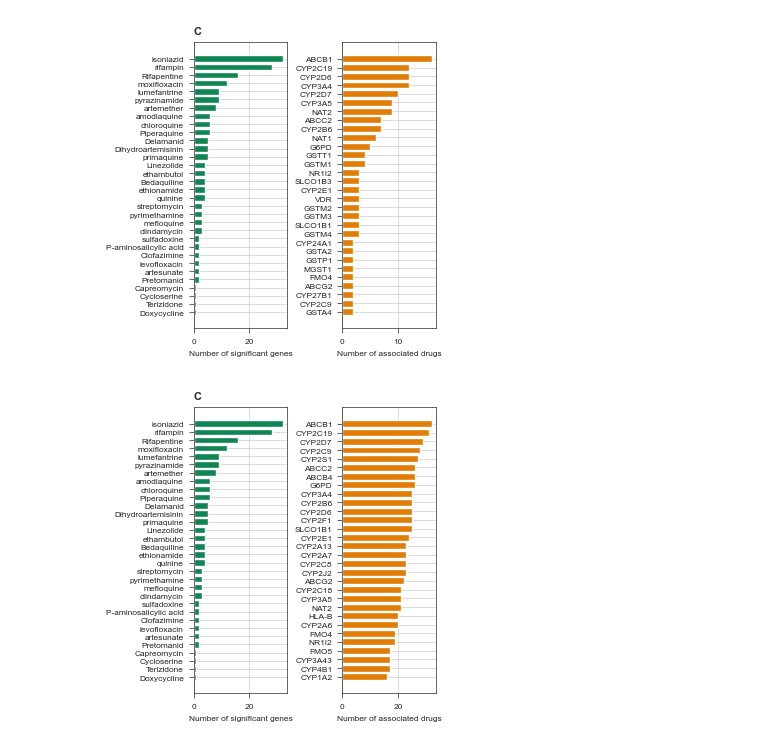
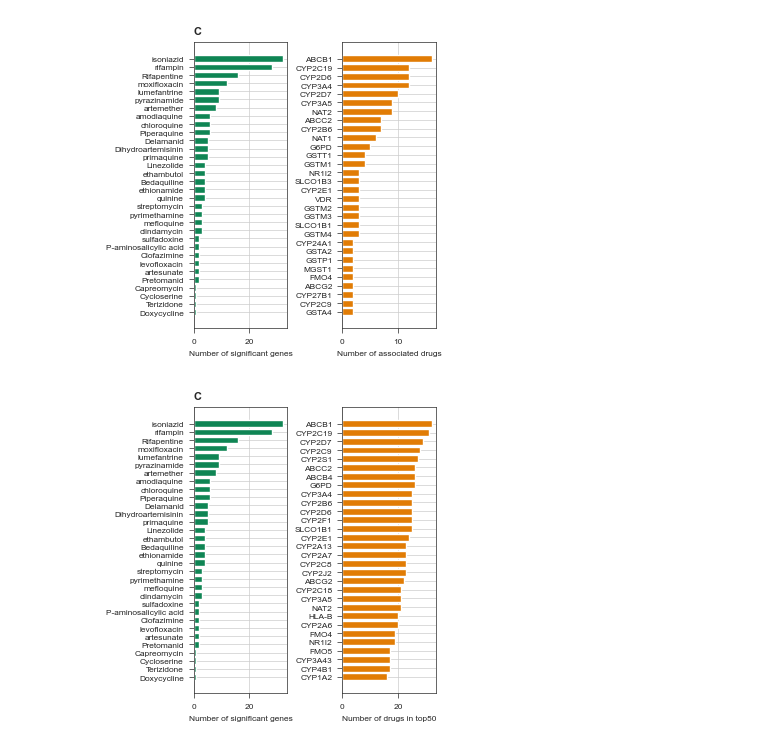
Before and after one commit to ersilia-os/pharmacogx-embeddings, a Jupyter notebook: paper/figure2.ipynb, the cells around one changed output. Saved outputs shown, nothing was run; the diff lists cells and outputs as text; code cells hidden in the pictures.

Commit message:
figure2

```diff
--- a/paper/figure2.ipynb
+++ b/paper/figure2.ipynb
@@ -47,13 +47,13 @@ plt.tight_layout()
 # %%
 t50 = pd.read_csv(os.path.join(RESULTSPATH, "results_pairs","chemical_gene_pairs_prediction_output_focus_with_variant_aggregates_top50_filter.csv"))
 t50_chemicals = t50["gene"].value_counts().reset_index().sort_values(by="count")
 fig, axs = st.create_figure(1,2, width=ONE_COLUMN_WIDTH, height=ONE_COLUMN_WIDTH)
 ax = axs.next()
 ax.barh(genes_z95_counts["chemical"], genes_z95_counts["count"], color=green)
 st.label(ax, ylabel="", xlabel="Number of significant genes", title="", abc= "C")
 ax = axs.next()
 ax.barh(t50_chemicals["gene"].tail(30), t50_chemicals["count"].tail(30), color=orange)
-st.label(ax, ylabel="", xlabel="Number of associated drugs", title="", abc= "")
+st.label(ax, ylabel="", xlabel="Number of drugs in top50", title="", abc= "")
 plt.tight_layout()
 # %% [output]
-[figure, old version]
+[figure, new version]
```
Also changed, not shown: parts of 2 cells of this notebook.
